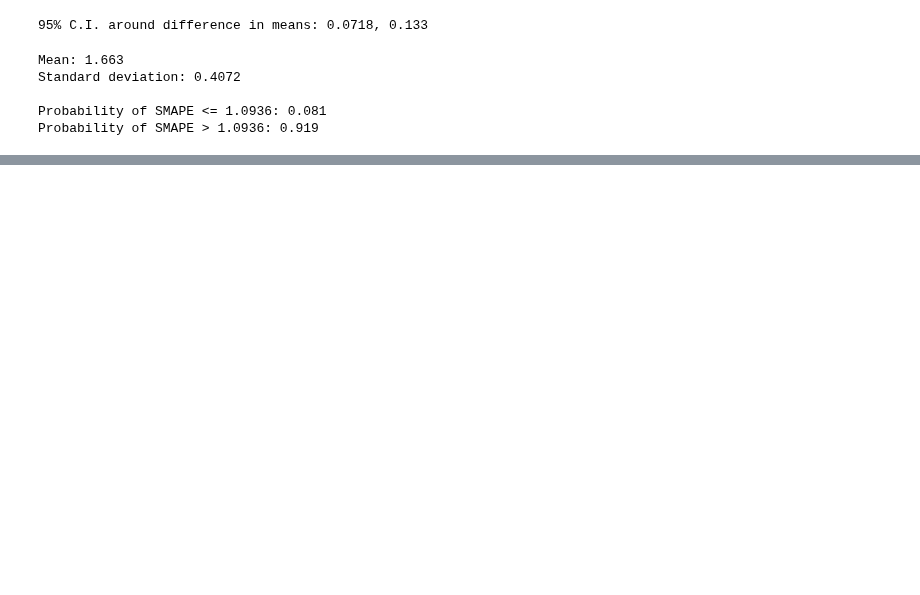
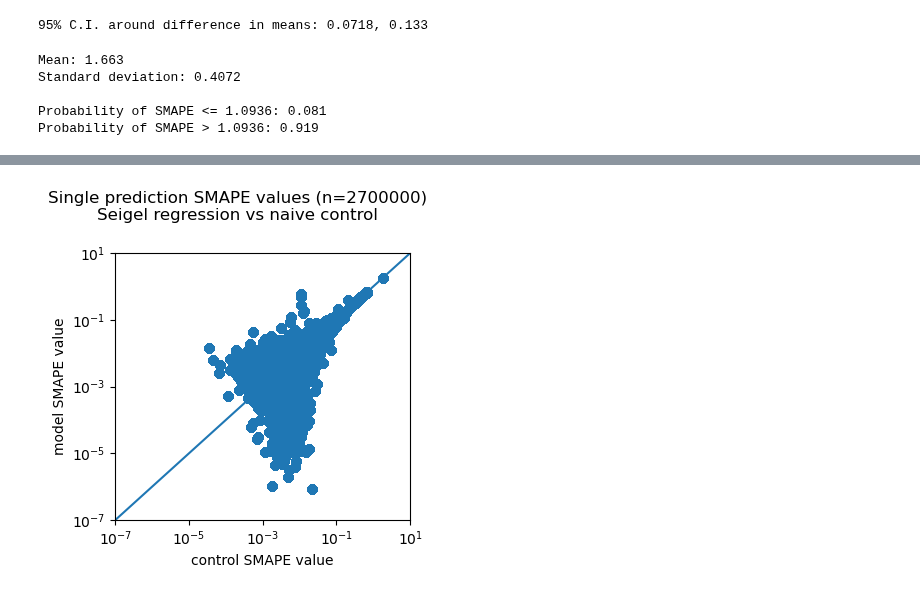
Before and after one commit to gperdrizet/kaggle_microbusiness, a Jupyter notebook: notebooks/11.2-bootstrapped_linear_models_benchmark_revisit.ipynb, the cells around one changed output, grey strips where cells are left out. Cells and saved outputs as stored; diff of their text form; code cells hidden in the pictures; blank space fills up the shorter version.

```diff
--- a/notebooks/11.2-bootstrapped_linear_models_benchmark_revisit.ipynb
+++ b/notebooks/11.2-bootstrapped_linear_models_benchmark_revisit.ipynb
@@ -301,0 +353,23 @@ Probability of SMAPE > 1.0936: 0.919
+# %%
+fig, ax = plt.subplots(1, 1, figsize=(4,4))
+
+ax.scatter(
+    data_df[(data_df['model_type'] == 'control') & (data_df['model_order'] == 32)]['SMAPE_values'],
+    data_df[(data_df['model_type'] == 'Seigel') & (data_df['model_order'] == 32)]['detrended_SMAPE_values']
+)
+
+ax.axline([0, 0], [1, 1])
+
+ax.set_xscale('log')
+ax.set_yscale('log')
+ax.set_xlabel('control SMAPE value')
+ax.set_ylabel('model SMAPE value')
+ax.set_xlim([10**-7,10])
+ax.set_ylim([10**-7,10])
+
+
+n = len(data_df[(data_df['model_type'] == 'Seigel') & (data_df['model_order'] == 32)]['detrended_SMAPE_values'])
+plt.suptitle(f'Single prediction SMAPE values (n={n})\nSeigel regression vs naive control')
+plt.tight_layout()
+# %% [output]
+[figure, added]
```
Also changed, not shown: parts of 26 cells of this notebook.
